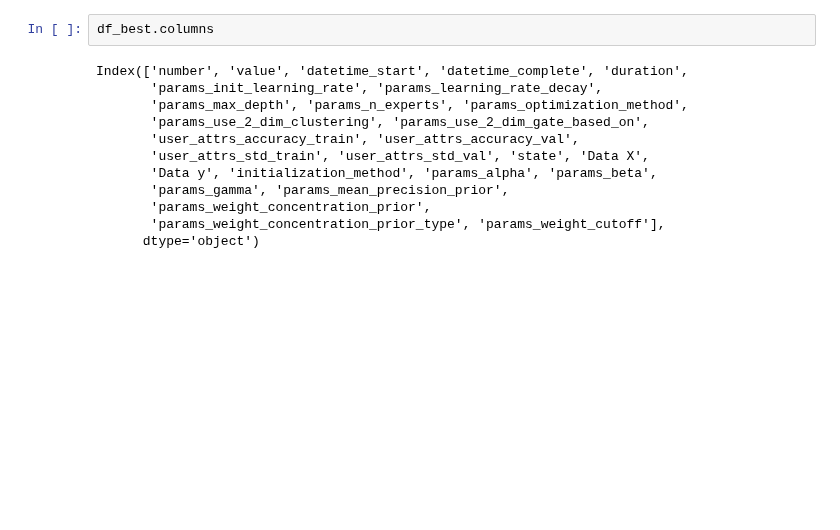
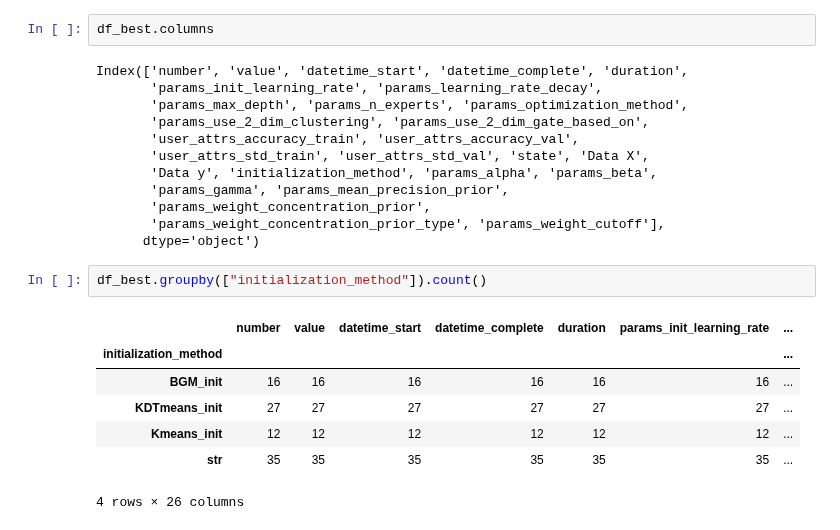
Before and after one commit to simsal0r/mixture-of-decision-trees, a Jupyter notebook: benchmarks/analysis_ex1_hyperparameters.ipynb, the cells around one changed output. Drawn from its saved outputs; the diff is of its cells as text; blank space fills up the shorter version.

```diff
--- a/benchmarks/analysis_ex1_hyperparameters.ipynb
+++ b/benchmarks/analysis_ex1_hyperparameters.ipynb
@@ -152,6 +146,16 @@ Index(['number', 'value', 'datetime_start', 'datetime_complete', 'duration',
        'params_weight_concentration_prior',
        'params_weight_concentration_prior_type', 'params_weight_cutoff'],
       dtype='object')
+# %%
+df_best.groupby(["initialization_method"]).count()
+# %% [output]
+|  | number | value | datetime_start | datetime_complete | duration | params_init_learning_rate | ... |
+| initialization_method |  |  |  |  |  |  | ... |
+| BGM_init | 16 | 16 | 16 | 16 | 16 | 16 | ... |
+| KDTmeans_init | 27 | 27 | 27 | 27 | 27 | 27 | ... |
+| Kmeans_init | 12 | 12 | 12 | 12 | 12 | 12 | ... |
+| str | 35 | 35 | 35 | 35 | 35 | 35 | ... |
+4 rows × 26 columns
 # %%
 df_best["params_weight_concentration_prior_type"].value_counts()
 # %% [output]
```
Also changed, not shown: parts of 14 cells of this notebook, 5 other files.
